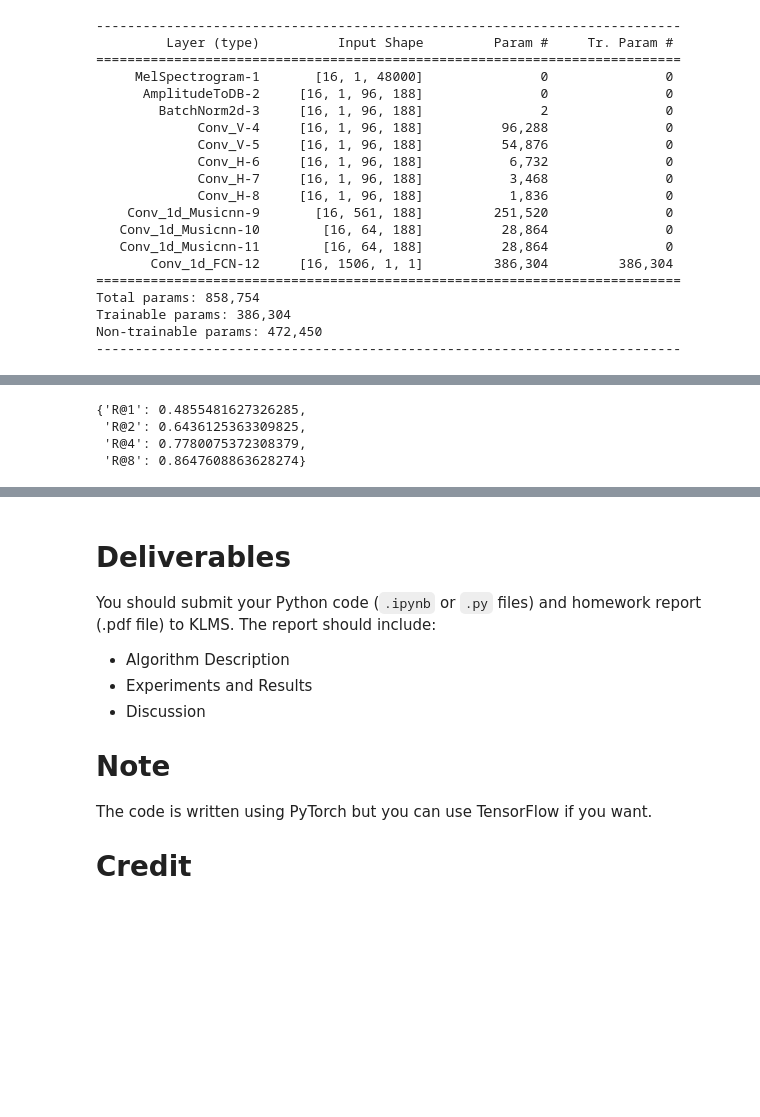
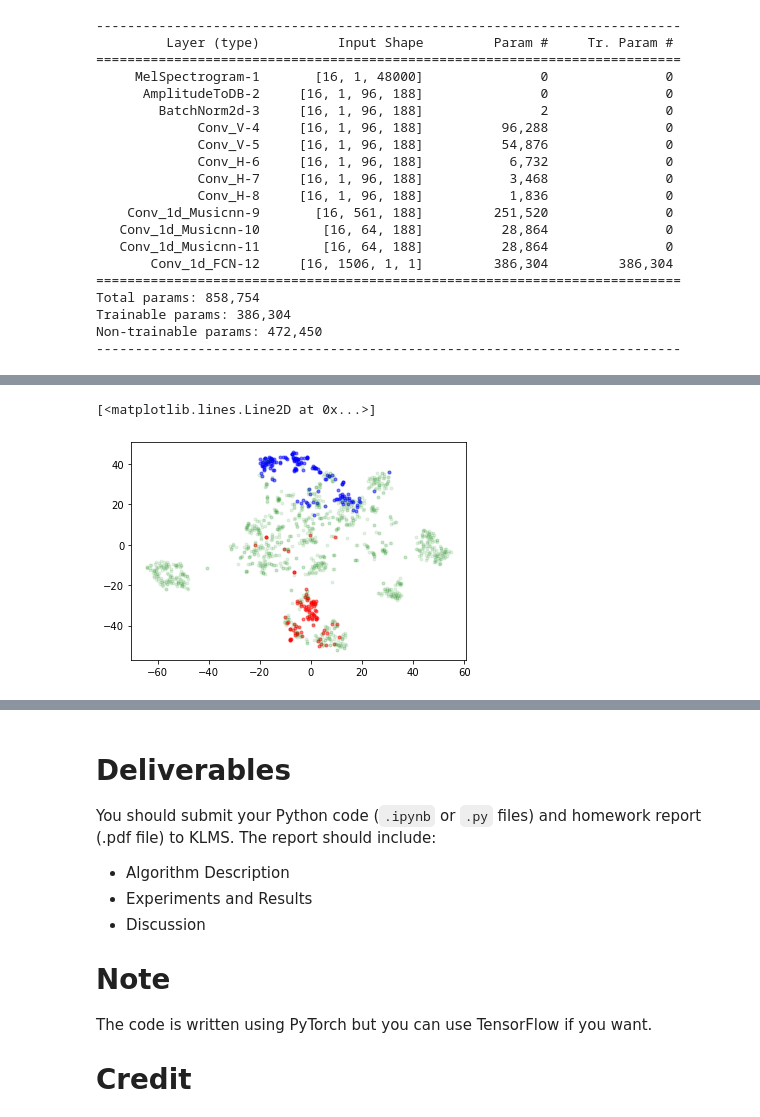
Before and after one commit to jhkang0408/GCT634-Musical-Applications-of-ML, a Jupyter notebook: Assignment2/GCT634_AI613_(Fall_2021)_HW_2_Colab_Notebook.ipynb, the cells around one changed output, grey strips where cells are left out. Cells and saved outputs as stored; diff of their text form; code cells hidden in the pictures; blank space fills up the shorter version.

```diff
--- a/Assignment2/GCT634_AI613_(Fall_2021)_HW_2_Colab_Notebook.ipynb
+++ b/Assignment2/GCT634_AI613_(Fall_2021)_HW_2_Colab_Notebook.ipynb
@@ -1230,9 +1232,10 @@ class DisentangledTripletDataset(TripletDataset):
       neg_id = negative_tracks.sample(1).index[0]
 
       anc_waveform = self.item_to_waveform(anc_id)
+      reg_waveform = self.item_to_waveform(anc_id) # track regularization
       pos_waveform = self.item_to_waveform(pos_id)
       neg_waveform = self.item_to_waveform(neg_id)
-      return anc_waveform, pos_waveform, neg_waveform, tag
+      return anc_waveform, reg_waveform, pos_waveform, neg_waveform, tag
 
     elif self.split == "TEST":
       item = self.binary.iloc[index]
@@ -1433,7 +1428,7 @@ class TrackRegularizationLoss(nn.Module):
     return losses.mean()
 # %%
 class Metric_Runner_Q4(Metric_Runner):
-  def __init__(self, model, lr, sr, metric, disentangle, normalization):
+  def __init__(self, model, lr, sr, metric, disentangle):
     self.optimizer = torch.optim.Adam(model.parameters(), lr=lr)
     self.scheduler = ReduceLROnPlateau(self.optimizer, mode='min', factor=0.1, patience=2, verbose=True)
     self.learning_rate = lr
@@ -1442,14 +1437,13 @@ class Metric_Runner_Q4(Metric_Runner):
     self.model = model.to(self.device)
     self.metric = metric
     self.disentangle = disentangle
-    self.normalization = normalization
     if self.metric=="euclidean" and disentangle==False:
         self.criterion = nn.TripletMarginLoss(margin=0.4, p=2).to(self.device) # Not Disentangled
     elif self.metric=="cosine" and disentangle==False:
         self.criterion = TripletLoss(margin=0.4).to(self.device)
     elif self.metric=="cosine" and disentangle==True:
         self.criterion = DisentangledTripletLoss(margin=0.4).to(self.device)
-    self.criterion_regularizer = TrackRegularizationLoss(margin=0.1).to(self.device)
+    self.criterion_regularizer = TrackRegularizationLoss(margin=0.4).to(self.device)
 
   def run(self, dataloader, epoch, mode='TRAIN'):
     self.model.train() if mode is 'TRAIN' else self.model.eval()
@@ -1458,8 +1452,9 @@ class Metric_Runner_Q4(Metric_Runner):
     pbar = tqdm(dataloader, desc=f'{mode} Epoch {epoch:02}')  # progress bar
     for item in pbar:
       # Move mini-batch to the desired device.
-      anc, pos, neg, tag = item
+      anc, reg, pos, neg, tag = item
       anc_emb = self.model(anc.to(self.device))
+      reg_emb = self.model(reg.to(self.device))
       pos_emb = self.model(pos.to(self.device))
       neg_emb = self.model(neg.to(self.device))
 
@@ -1467,8 +1462,9 @@ class Metric_Runner_Q4(Metric_Runner):
       if self.disentangle==False:
         loss = self.criterion(anc_emb, pos_emb, neg_emb)
       elif self.disentangle==True:
-        loss = self.criterion(anc_emb, pos_emb, neg_emb, tag, self.normalization)
-        loss += 0.2*self.criterion_regularizer(anc_emb, neg_emb)
+        loss = self.criterion(anc_emb, pos_emb, neg_emb, tag)
+      loss += 0.5*self.criterion_regularizer(anc_emb, reg_emb, neg_emb) # Track Regularization
+
       if mode is 'TRAIN':
         # Perform backward propagation to compute gradients.
         loss.backward()
@@ -1515,7 +1511,7 @@ class Metric_Runner_Q4(Metric_Runner):
         "R@4" : self.multilabel_recall(sim_matrix, labels, top_k=4),
         "R@8" : self.multilabel_recall(sim_matrix, labels, top_k=8),
     }
-    return multilabel_recall
+    return multilabel_recall, embeddings
 # %%
 '''
 # Training setup.
@@ -1546,7 +1542,7 @@ for child in model.children():
             param.requires_grad = False
     count+=1
 # %%
-runner = Metric_Runner_Q4(model=model, lr = LR, sr = SR, metric="cosine", disentangle=True, normalization=False)
+runner = Metric_Runner_Q4(model=model, lr = LR, sr = SR, metric="cosine", disentangle=True)
 for epoch in range(NUM_EPOCHS):
   train_loss = runner.run(loader_train, epoch, 'TRAIN')
   valid_loss = runner.run(loader_valid, epoch, 'VALID')
@@ -1561,5 +1557,5 @@ for epoch in range(NUM_EPOCHS):
 # %%
-multilabel_recall = runner.test(loader_test)
+multilabel_recall, embedding_test = runner.test(loader_test)
 # %%
 multilabel_recall
 # %% [output]
@@ -1609,7 +1593,18 @@ multilabel_recall = runner.test(loader_test)
-# %%
-multilabel_recall
-# %% [output]
-{'R@1': 0.4855481627326285,
- 'R@2': 0.6436125363309825,
- 'R@4': 0.7780075372308379,
- 'R@8': 0.8647608863628274}
+# %%
+from matplotlib import pyplot as plt
+from sklearn.manifold import TSNE
+tsne = TSNE(n_components=2)
+tsne_results = tsne.fit_transform(embedding_test)
+
+np_test=df_test.to_numpy()
+
+plt.figure()
+new_coordinates = tsne_results[np.where(np_test[:,2])] # rock
+plt.plot(new_coordinates[:,0], new_coordinates[:,1], 'bo', ms=3, alpha=.5)
+new_coordinates = tsne_results[np.where(np_test[:,4])] # opera
+plt.plot(new_coordinates[:,0], new_coordinates[:,1], 'ro', ms=3, alpha=.5)
+new_coordinates = tsne_results[np.where((np_test[:,2]|np_test[:,4])!=1)]
+plt.plot(new_coordinates[:,0], new_coordinates[:,1], 'go', ms=3, alpha=.1)
+# %% [output]
+[<matplotlib.lines.Line2D at 0x...>]
+[figure, added]
```
Also changed, not shown: parts of 33 cells of this notebook, 1 other file.
